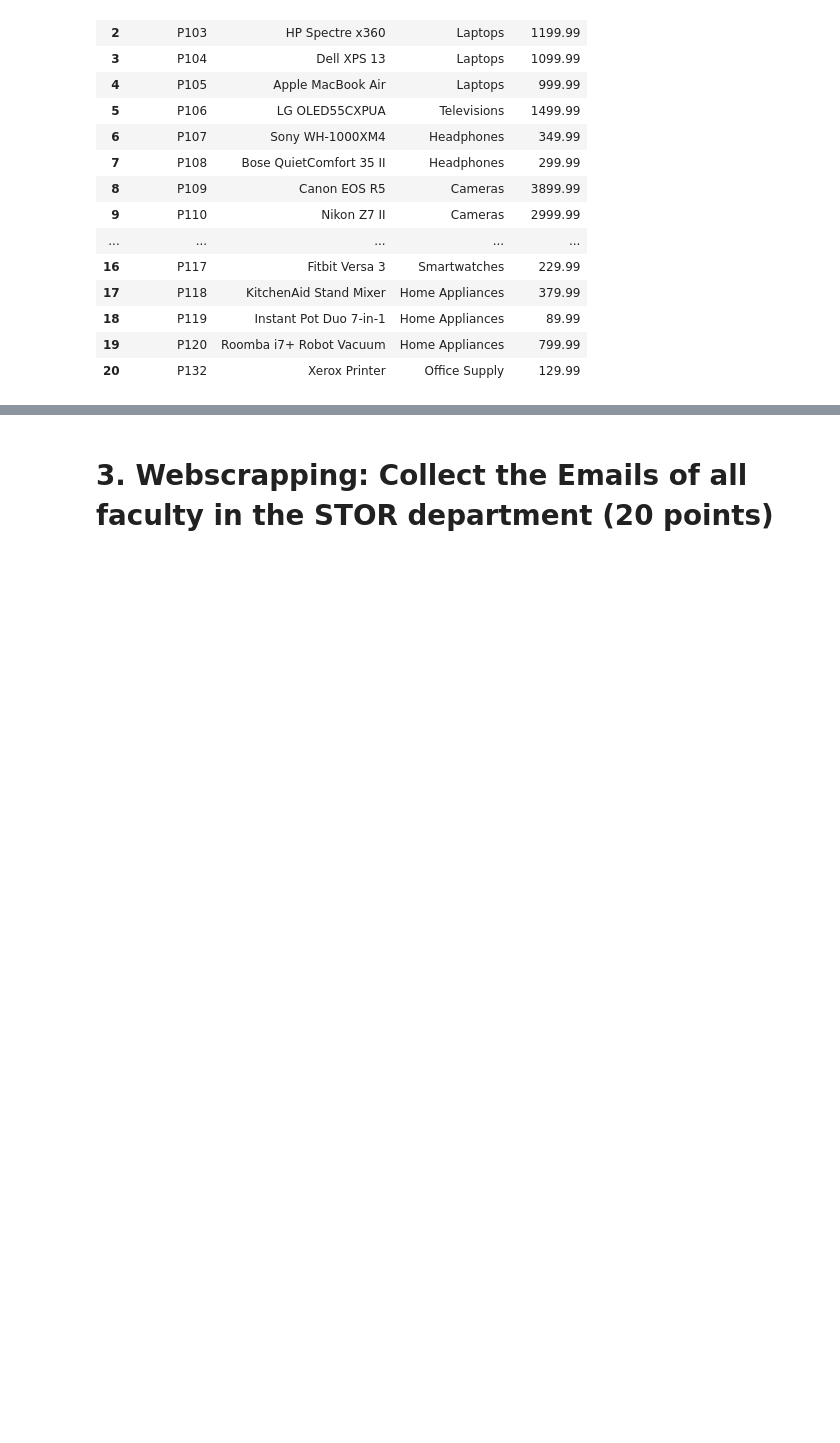
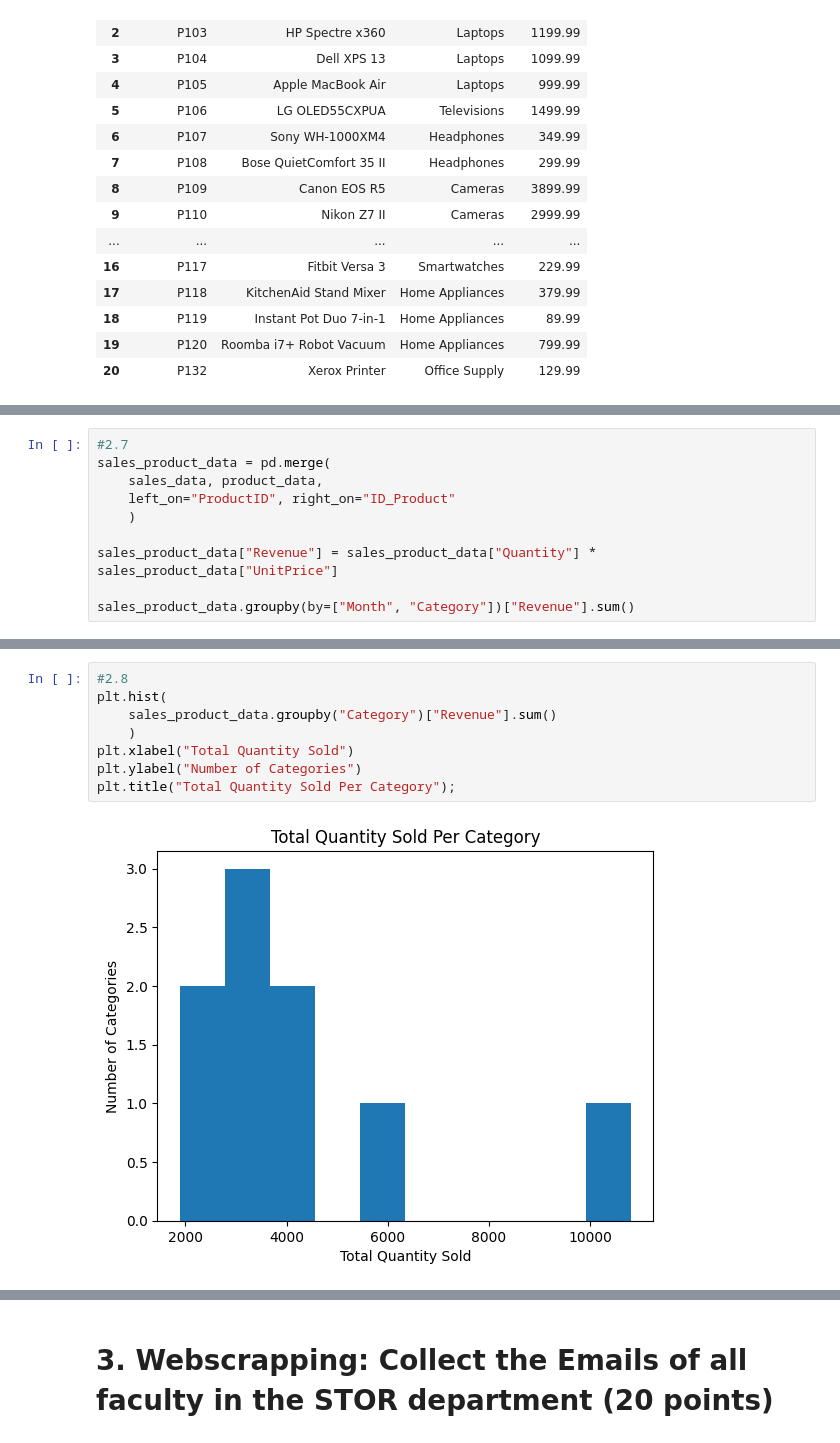
Before and after one commit to ivynangalia/320, a Jupyter notebook: homework/HW3.ipynb, the cells around one changed output, grey strips where cells are left out. Cells and saved outputs as stored; diff of their text form; blank space fills up the shorter version.

```diff
--- a/homework/HW3.ipynb
+++ b/homework/HW3.ipynb
@@ -200,0 +298,10 @@ for product in product_data["ID_Product"]:
+# %%
+#2.7
+sales_product_data = pd.merge(
+    sales_data, product_data,
+    left_on="ProductID", right_on="ID_Product"
+    )
+
+sales_product_data["Revenue"] = sales_product_data["Quantity"] * sales_product_data["UnitPrice"]
+
+sales_product_data.groupby(by=["Month", "Category"])["Revenue"].sum()
@@ -200,0 +326,10 @@ for product in product_data["ID_Product"]:
+# %%
+#2.8
+plt.hist(
+    sales_product_data.groupby("Category")["Revenue"].sum()
+    )
+plt.xlabel("Total Quantity Sold")
+plt.ylabel("Number of Categories")
+plt.title("Total Quantity Sold Per Category");
+# %% [output]
+[figure, added]
```
Also changed, not shown: parts of 14 cells of this notebook, 7 other files.
